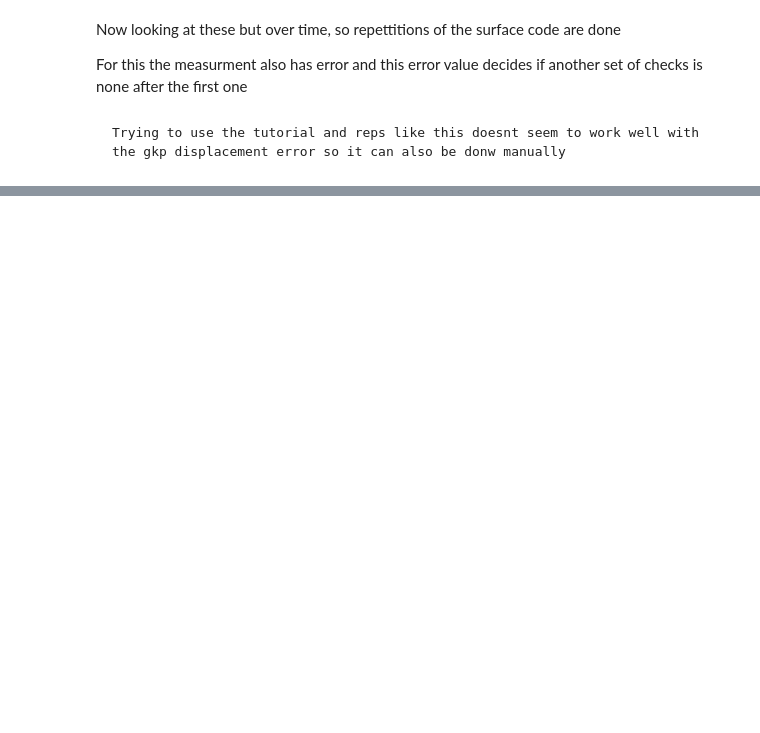
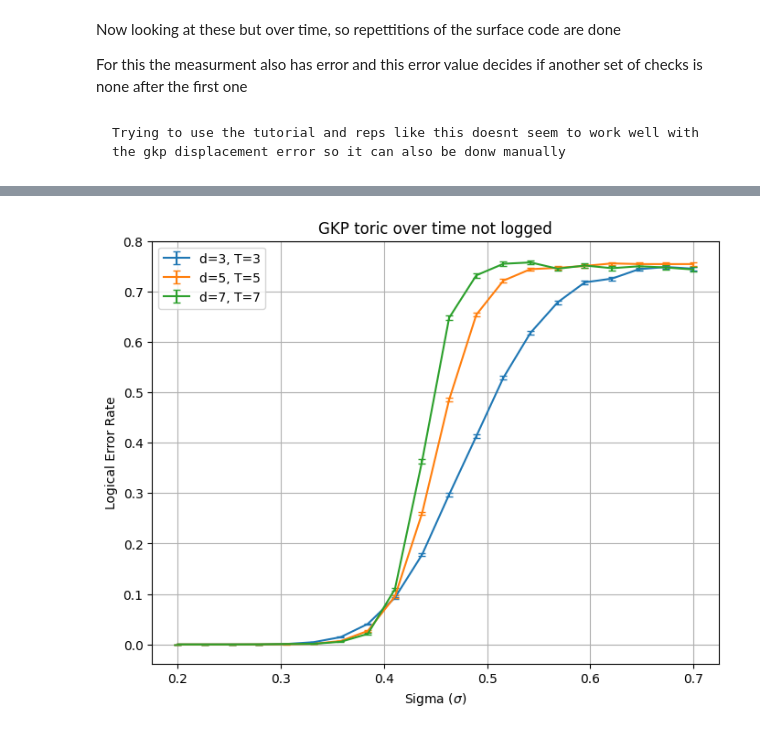
Before and after one commit to laramt04/GKP_QEC_Project_Code, a Jupyter notebook: GKP_toric.ipynb, the cells around one changed output, grey strips where cells are left out. Saved outputs shown, nothing was run; the diff lists cells and outputs as text; code cells hidden in the pictures; blank space fills up the shorter version.

```diff
--- a/GKP_toric.ipynb
+++ b/GKP_toric.ipynb
@@ -300,0 +450,19 @@ plt.show()
+# %%
+sigma_vals = np.linspace(0.2, 0.7 , 20)
+distances = [3, 5, 7]
+shots_by_d = {3: 20000, 5: 20000, 7: 10000}
+
+plt.figure(figsize=(8, 6))
+
+for d in distances:
+    rates, errs = run_gkp_toric_spacetime_simulation(d, sigma_vals, shots_by_d[d])
+    plt.errorbar(sigma_vals, rates, yerr = errs, capsize=3, label=f'd={d}, T={d}')
+
+plt.xlabel(r"Sigma ($\sigma$)")
+plt.ylabel("Logical Error Rate")
+plt.title("GKP toric over time not logged")
+plt.legend()
+plt.grid(True)
+plt.show()
+# %% [output]
+[figure, added]
```
Also changed, not shown: parts of 5 cells of this notebook.
